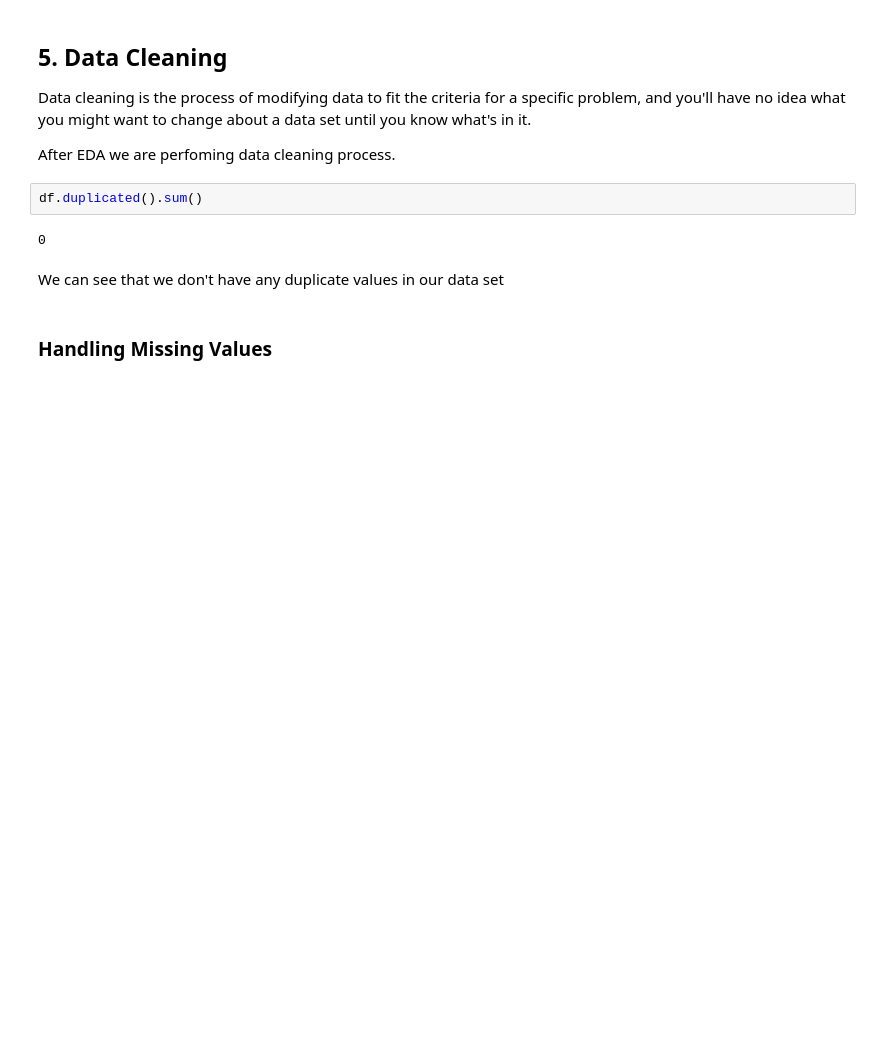
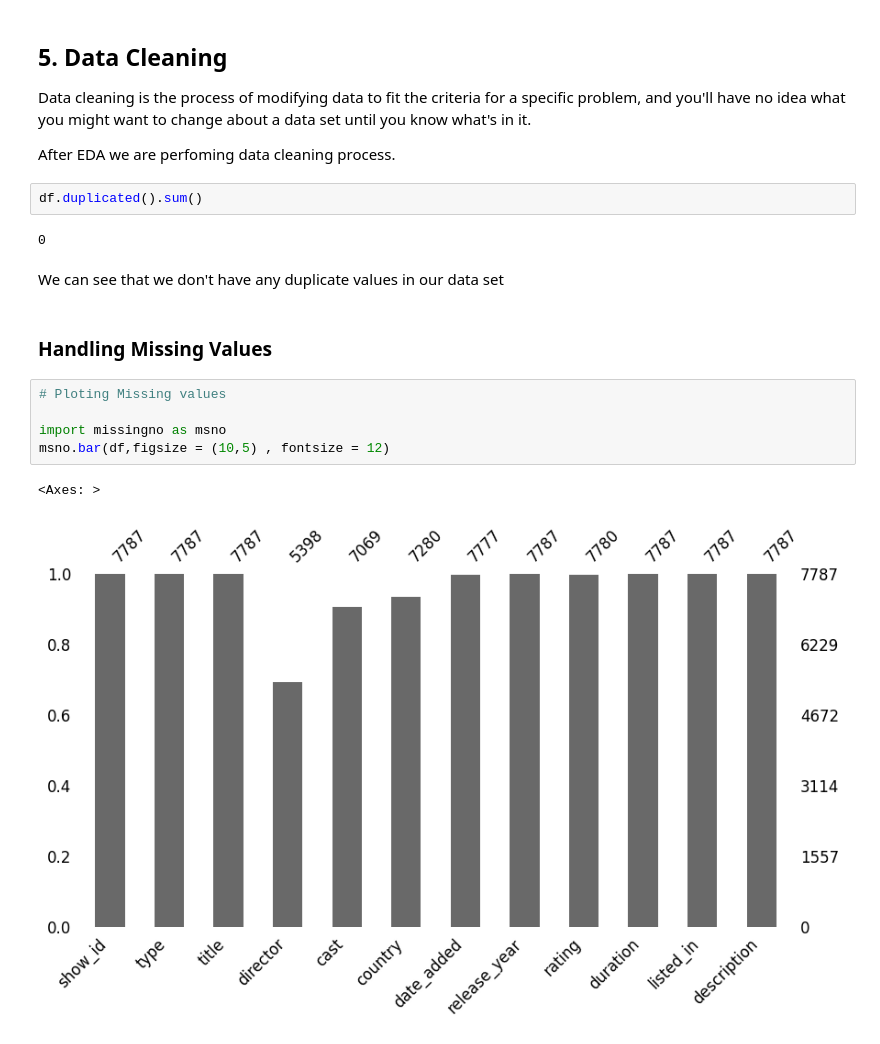
Before and after one commit to Kalpesh-Rajput/Netflix_Movies_and_TV_Show_Clustering, a Jupyter notebook: KR_|_Netflix_Movies_and_TV_Show_Clustering.ipynb, the cells around one changed output. Drawn from its saved outputs; the diff is of its cells as text; blank space fills up the shorter version.

```diff
--- a/KR_|_Netflix_Movies_and_TV_Show_Clustering.ipynb
+++ b/KR_|_Netflix_Movies_and_TV_Show_Clustering.ipynb
@@ -686,3 +686,11 @@ df.duplicated().sum()
 We can see that we don't have any duplicate values in our data set
 # %% [markdown]
 ### **Handling Missing Values**
+# %%
+# Ploting Missing values
+
+import missingno as msno
+msno.bar(df,figsize = (10,5) , fontsize = 12)
+# %% [output]
+<Axes: >
+[figure, added]
```
Also changed, not shown: parts of 40 cells of this notebook.
